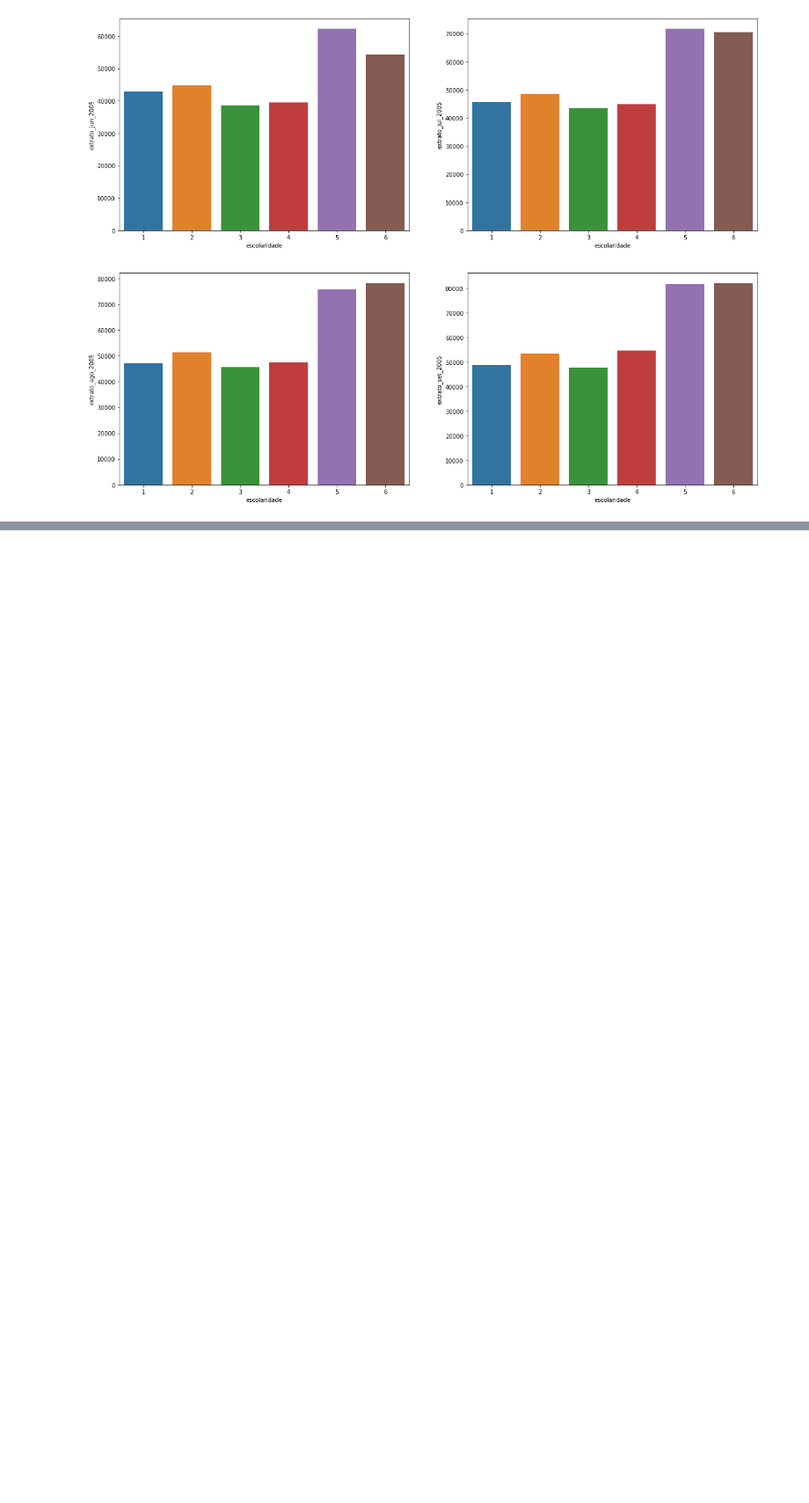
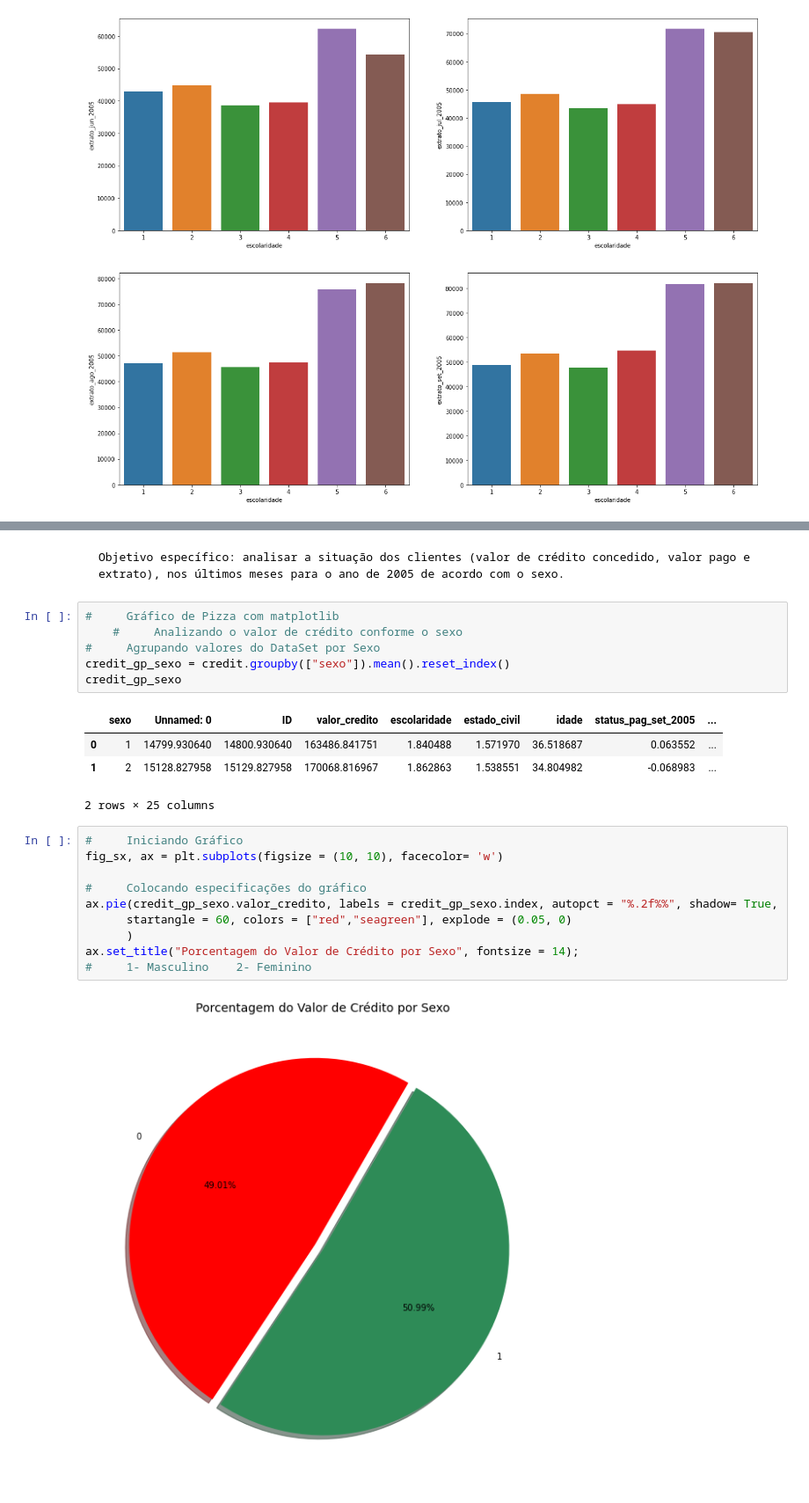
Before and after one commit to thiagot3/Vizualiza-o-de-Dados, a Jupyter notebook: Visualização de Dados.ipynb, the cells around one changed output, grey strips where cells are left out. Shown at 88% size. Saved outputs shown, nothing was run; the diff lists cells and outputs as text; blank space fills up the shorter version.

```diff
--- a/Visualização de Dados.ipynb
+++ b/Visualização de Dados.ipynb
@@ -129,0 +266,25 @@ fig.show()
+# %% [markdown]
+    Objetivo específico: analisar a situação dos clientes (valor de crédito concedido, valor pago e extrato), nos últimos meses para o ano de 2005 de acordo com o sexo.
+# %%
+#     Gráfico de Pizza com matplotlib
+    #     Analizando o valor de crédito conforme o sexo
+#     Agrupando valores do DataSet por Sexo
+credit_gp_sexo = credit.groupby(["sexo"]).mean().reset_index()
+credit_gp_sexo
+# %% [output]
+|  | sexo | Unnamed: 0 | ID | valor_credito | escolaridade | estado_civil | idade | status_pag_set_2005 | ... |
+| 0 | 1 | 14799.930640 | 14800.930640 | 163486.841751 | 1.840488 | 1.571970 | 36.518687 | 0.063552 | ... |
+| 1 | 2 | 15128.827958 | 15129.827958 | 170068.816967 | 1.862863 | 1.538551 | 34.804982 | -0.068983 | ... |
+2 rows × 25 columns
+# %%
+#     Iniciando Gráfico
+fig_sx, ax = plt.subplots(figsize = (10, 10), facecolor= 'w')
+
+#     Colocando especificações do gráfico
+ax.pie(credit_gp_sexo.valor_credito, labels = credit_gp_sexo.index, autopct = "%.2f%%", shadow= True,
+      startangle = 60, colors = ["red","seagreen"], explode = (0.05, 0)
+      )
+ax.set_title("Porcentagem do Valor de Crédito por Sexo", fontsize = 14);
+#     1- Masculino    2- Feminino
+# %% [output]
+[figure, added]
```
Also changed, not shown: parts of 8 cells of this notebook, 2 other files.
